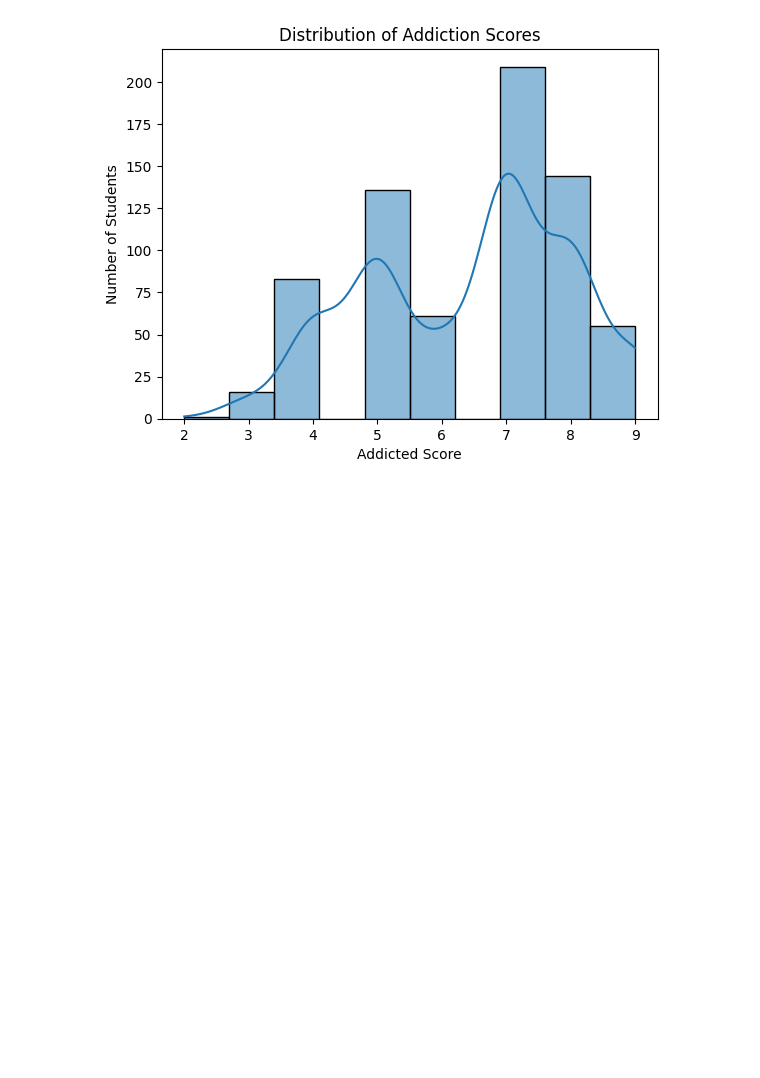
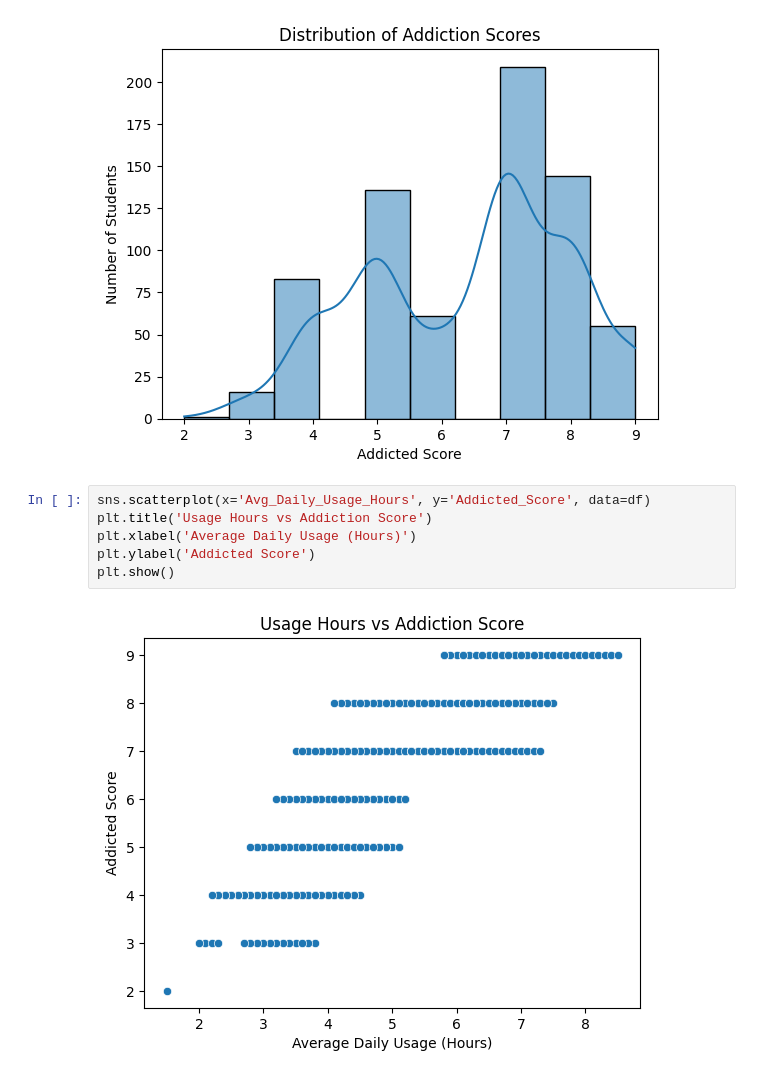
Before and after one commit to srinidhibadrinarayanan/social-media-addiction-predictor, a Jupyter notebook: social_media_addiction_predictor.ipynb, the cells around one changed output. Cells and saved outputs as stored; diff of their text form; blank space fills up the shorter version.

```diff
--- a/social_media_addiction_predictor.ipynb
+++ b/social_media_addiction_predictor.ipynb
@@ -67,3 +67,11 @@ plt.ylabel('Number of Students')
 plt.show()
 # %% [output]
 [figure]
+# %%
+sns.scatterplot(x='Avg_Daily_Usage_Hours', y='Addicted_Score', data=df)
+plt.title('Usage Hours vs Addiction Score')
+plt.xlabel('Average Daily Usage (Hours)')
+plt.ylabel('Addicted Score')
+plt.show()
+# %% [output]
+[figure, added]
```
Also changed, not shown: parts of 3 cells of this notebook.
